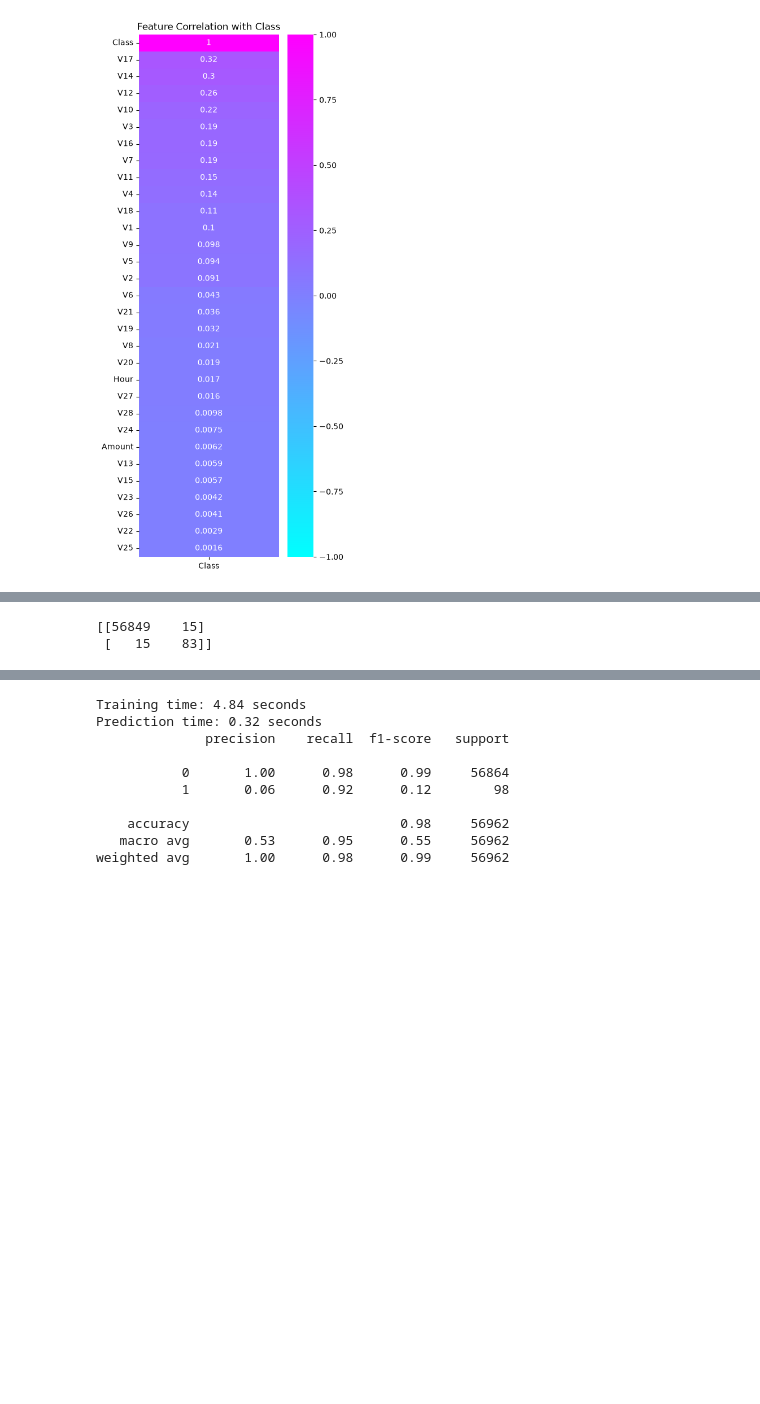
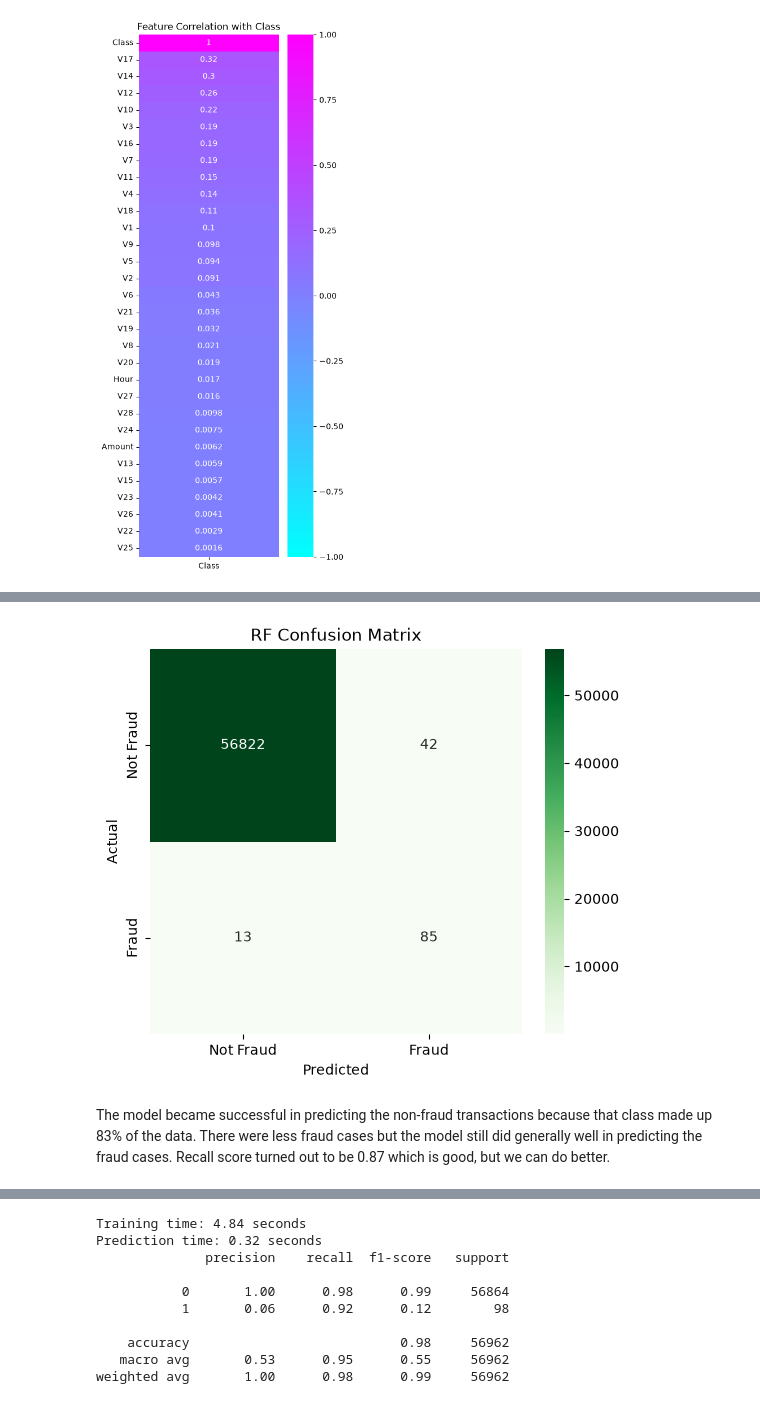
Before and after one commit to moonojha/Credit-Card-Fraud-Detection, a Jupyter notebook: notebooks/Credit_Card_Fraud_Detection_MLOps.ipynb, the cells around one changed output, grey strips where cells are left out. Drawn from its saved outputs; the diff is of its cells as text; code cells hidden in the pictures; blank space fills up the shorter version.

```diff
--- a/notebooks/Credit_Card_Fraud_Detection_MLOps.ipynb
+++ b/notebooks/Credit_Card_Fraud_Detection_MLOps.ipynb
@@ -153,7 +174,14 @@ Prediction time: 0.24 seconds
 weighted avg       1.00      1.00      1.00     56962
-# %%
-confus_matrix = confusion_matrix(y_test, rfc_pred)
-print(confus_matrix)
-# %% [output]
-[[56849    15]
- [   15    83]]
+# %%
+confus_matrix = confusion_matrix(y_test, rfc_pred)
+
+plt.figure(figsize=(6,5))
+sns.heatmap(confus_matrix, annot=True, fmt='d', cmap="Greens", xticklabels=['Not Fraud', 'Fraud'], yticklabels=['Not Fraud', 'Fraud'])
+plt.xlabel("Predicted")
+plt.ylabel('Actual')
+plt.title("RF Confusion Matrix")
+plt.show()
+# %% [output]
+[figure, added]
+# %% [markdown]
+The model became successful in predicting the non-fraud transactions because that class made up 83% of the data. There were less fraud cases but the model still did generally well in predicting the fraud cases. Recall score turned out to be 0.87 which is good, but we can do better.
```
Also changed, not shown: parts of 30 cells of this notebook.
